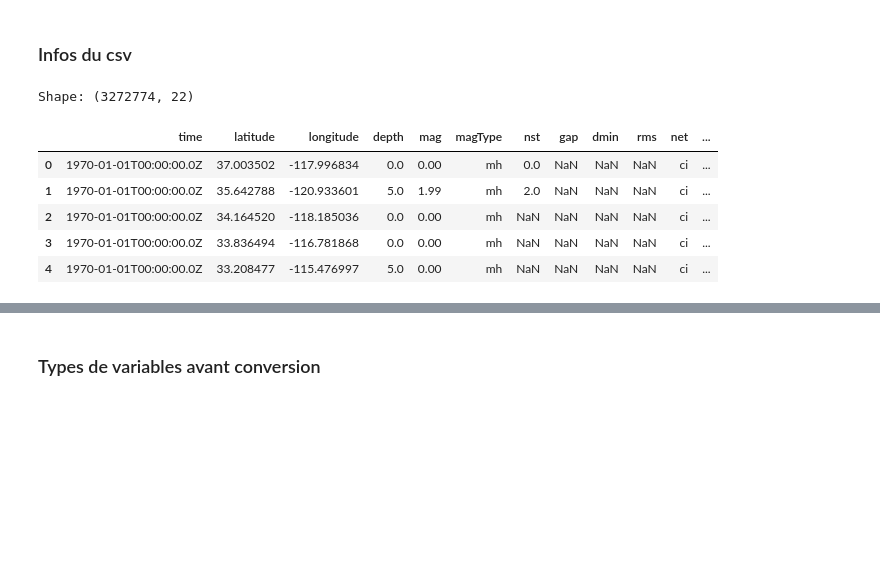
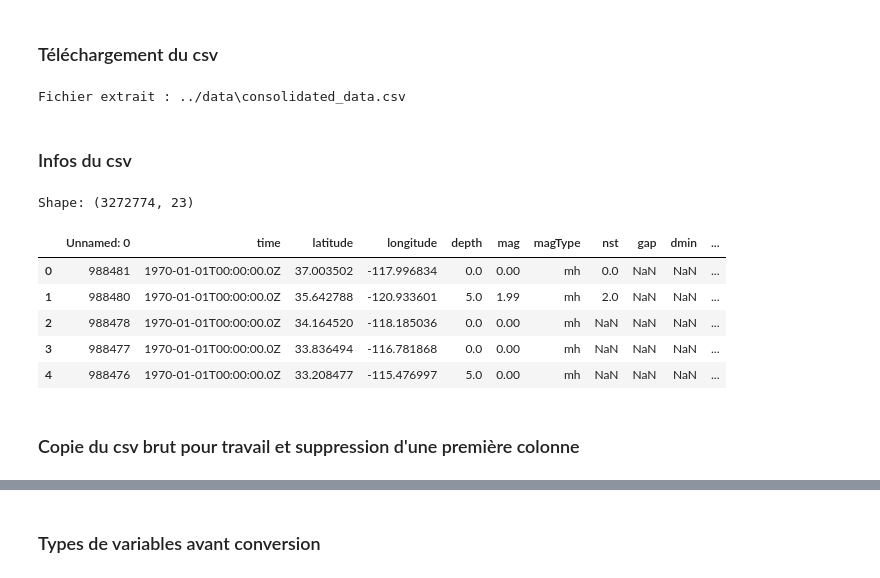
Before and after one commit to tangmomb/projet_data_visualisation, a Jupyter notebook: scripts/prepare_data.ipynb, the cells around one changed output, grey strips where cells are left out. Cells and saved outputs as stored; diff of their text form; code cells hidden in the pictures; blank space fills up the shorter version.

```diff
--- a/scripts/prepare_data.ipynb
+++ b/scripts/prepare_data.ipynb
@@ -1,21 +1,71 @@
 # %%
 import pandas as pd
+# %% [markdown]
+### Téléchargement du csv
+# %%
+import os
+
+# S'assurer que le dossier data existe à la racine du projet
+os.makedirs("../data", exist_ok=True)
+
+# Télécharger le dataset earthquakes dans le dossier data/
+import glob
+import zipfile
+import shutil
+
+# Télécharger le dataset earthquakes dans le dossier data/
+os.system("kaggle datasets download -d danielpe/earthquakes -p ../data")
+
+# Trouver le zip téléchargé
+zip_files = glob.glob("../data/*.zip")
+if not zip_files:
+	print("Aucun fichier zip trouvé dans ../data/")
+	exit(1)
+zip_path = zip_files[0]
+
+# Dézipper et garder seulement le premier fichier
+with zipfile.ZipFile(zip_path, 'r') as zip_ref:
+	file_list = zip_ref.namelist()
+	if not file_list:
+		print("Le zip est vide.")
+		exit(1)
+	first_file = file_list[0]
+	zip_ref.extract(first_file, path="../data")
+
+# Déplacer le premier fichier à la racine de ../data/
+src = os.path.join("../data", first_file)
+dst = os.path.join("../data", os.path.basename(first_file))
+if os.path.exists(src):
+	shutil.move(src, dst)
+	print(f"Fichier extrait : {dst}")
+else:
+	print("Fichier extrait non trouvé.")
+
+# Nettoyer : supprimer le zip et les dossiers extraits
+os.remove(zip_path)
+extracted_dir = os.path.dirname(src)
+if extracted_dir != "../data" and os.path.exists(extracted_dir):
+	shutil.rmtree(extracted_dir)
+# %% [output]
+Fichier extrait : ../data\consolidated_data.csv
 # %% [markdown]
 ### Infos du csv
 # %%
 
-df = pd.read_csv('../data/earthquakes.csv')
+df = pd.read_csv('../data/consolidated_data.csv')
 
 print('Shape:', df.shape)
 
 pd.set_option('display.max_columns', None)
 
 df.head()
 # %% [output]
-Shape: (3272774, 22)
+Shape: (3272774, 23)
-|  | time | latitude | longitude | depth | mag | magType | nst | gap | dmin | rms | net | ... |
-| 0 | 1970-01-01T00:00:00.0Z | 37.003502 | -117.996834 | 0.0 | 0.00 | mh | 0.0 | NaN | NaN | NaN | ci | ... |
-| 1 | 1970-01-01T00:00:00.0Z | 35.642788 | -120.933601 | 5.0 | 1.99 | mh | 2.0 | NaN | NaN | NaN | ci | ... |
-| 2 | 1970-01-01T00:00:00.0Z | 34.164520 | -118.185036 | 0.0 | 0.00 | mh | NaN | NaN | NaN | NaN | ci | ... |
-| 3 | 1970-01-01T00:00:00.0Z | 33.836494 | -116.781868 | 0.0 | 0.00 | mh | NaN | NaN | NaN | NaN | ci | ... |
-| 4 | 1970-01-01T00:00:00.0Z | 33.208477 | -115.476997 | 5.0 | 0.00 | mh | NaN | NaN | NaN | NaN | ci | ... |
+|  | Unnamed: 0 | time | latitude | longitude | depth | mag | magType | nst | gap | dmin | ... |
+| 0 | 988481 | 1970-01-01T00:00:00.0Z | 37.003502 | -117.996834 | 0.0 | 0.00 | mh | 0.0 | NaN | NaN | ... |
+| 1 | 988480 | 1970-01-01T00:00:00.0Z | 35.642788 | -120.933601 | 5.0 | 1.99 | mh | 2.0 | NaN | NaN | ... |
+| 2 | 988478 | 1970-01-01T00:00:00.0Z | 34.164520 | -118.185036 | 0.0 | 0.00 | mh | NaN | NaN | NaN | ... |
+| 3 | 988477 | 1970-01-01T00:00:00.0Z | 33.836494 | -116.781868 | 0.0 | 0.00 | mh | NaN | NaN | NaN | ... |
+| 4 | 988476 | 1970-01-01T00:00:00.0Z | 33.208477 | -115.476997 | 5.0 | 0.00 | mh | NaN | NaN | NaN | ... |
+# %% [markdown]
+### Copie du csv brut pour travail et suppression d'une première colonne
```
Also changed, not shown: parts of 3 cells of this notebook, 5 other files.
